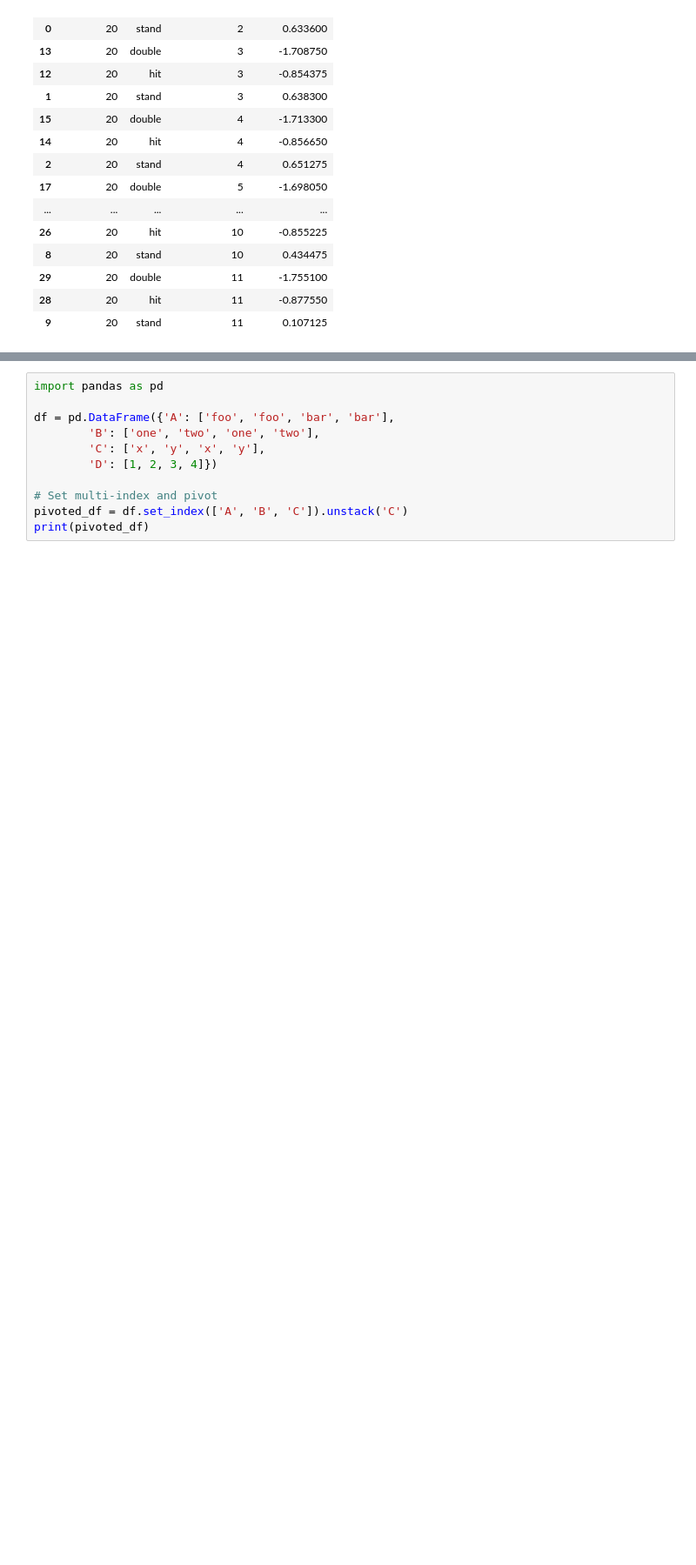
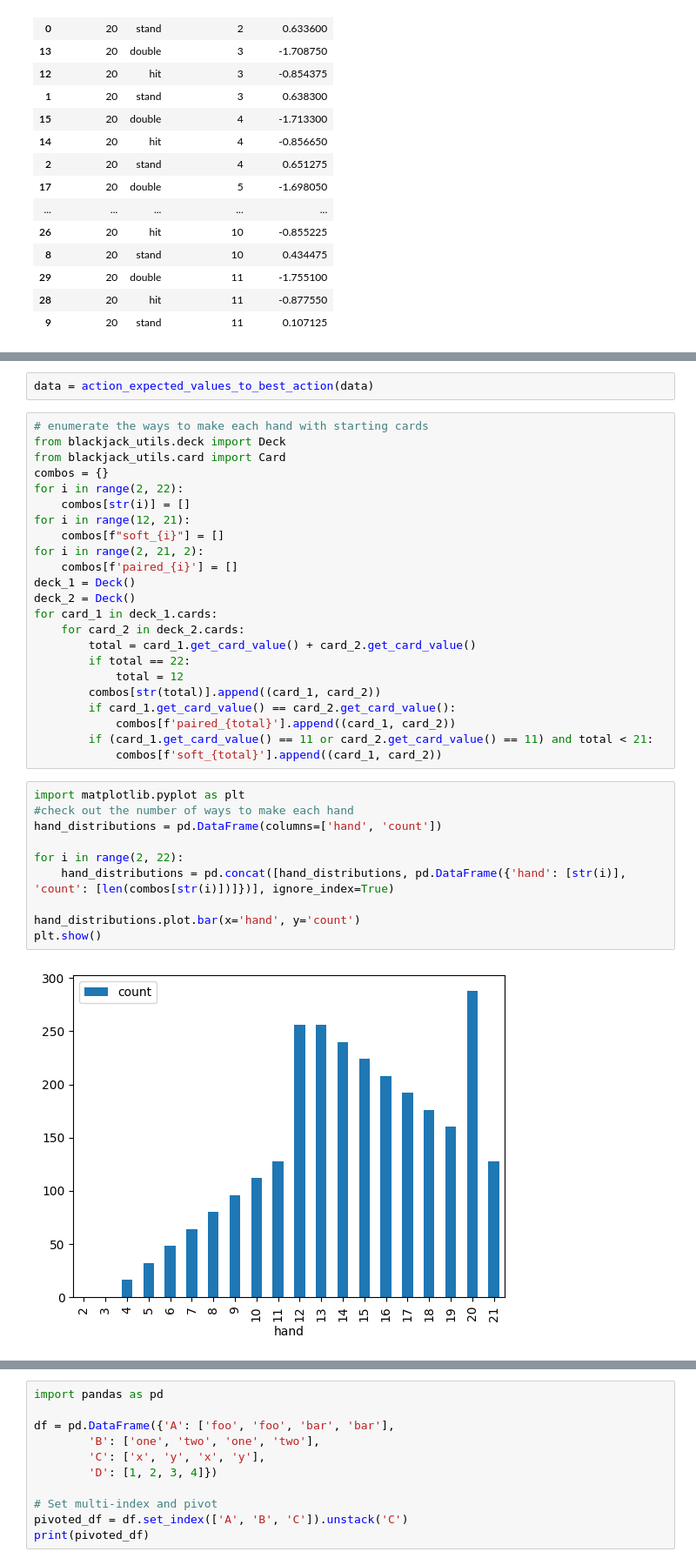
Before and after one commit to amarkules1/blackjack, a Jupyter notebook: analysis.ipynb, the cells around one changed output, grey strips where cells are left out. Shown: that part at 87% size. Saved outputs shown, nothing was run; the diff lists cells and outputs as text; blank space fills up the shorter version.

Commit message:
enumerate waysto make each hand

```diff
--- a/analysis.ipynb
+++ b/analysis.ipynb
@@ -187,0 +203,37 @@ def action_expected_values_to_best_action(action_expected_values: pd.DataFrame)
+# %%
+data = action_expected_values_to_best_action(data)
+# %%
+# enumerate the ways to make each hand with starting cards
+from blackjack_utils.deck import Deck
+from blackjack_utils.card import Card
+combos = {}
+for i in range(2, 22):
+    combos[str(i)] = []
+for i in range(12, 21):
+    combos[f"soft_{i}"] = []
+for i in range(2, 21, 2):
+    combos[f'paired_{i}'] = []
+deck_1 = Deck()
+deck_2 = Deck()
+for card_1 in deck_1.cards:
+    for card_2 in deck_2.cards:
+        total = card_1.get_card_value() + card_2.get_card_value()
+        if total == 22:
+            total = 12
+        combos[str(total)].append((card_1, card_2))
+        if card_1.get_card_value() == card_2.get_card_value():
+            combos[f'paired_{total}'].append((card_1, card_2))
+        if (card_1.get_card_value() == 11 or card_2.get_card_value() == 11) and total < 21:
+            combos[f'soft_{total}'].append((card_1, card_2))
+# %%
+import matplotlib.pyplot as plt
+#check out the number of ways to make each hand
+hand_distributions = pd.DataFrame(columns=['hand', 'count'])
+
+for i in range(2, 22):
+    hand_distributions = pd.concat([hand_distributions, pd.DataFrame({'hand': [str(i)], 'count': [len(combos[str(i)])]})], ignore_index=True)
+
+hand_distributions.plot.bar(x='hand', y='count')
+plt.show()
+# %% [output]
+[figure, added]
```
Also changed, not shown: parts of 5 cells of this notebook.
